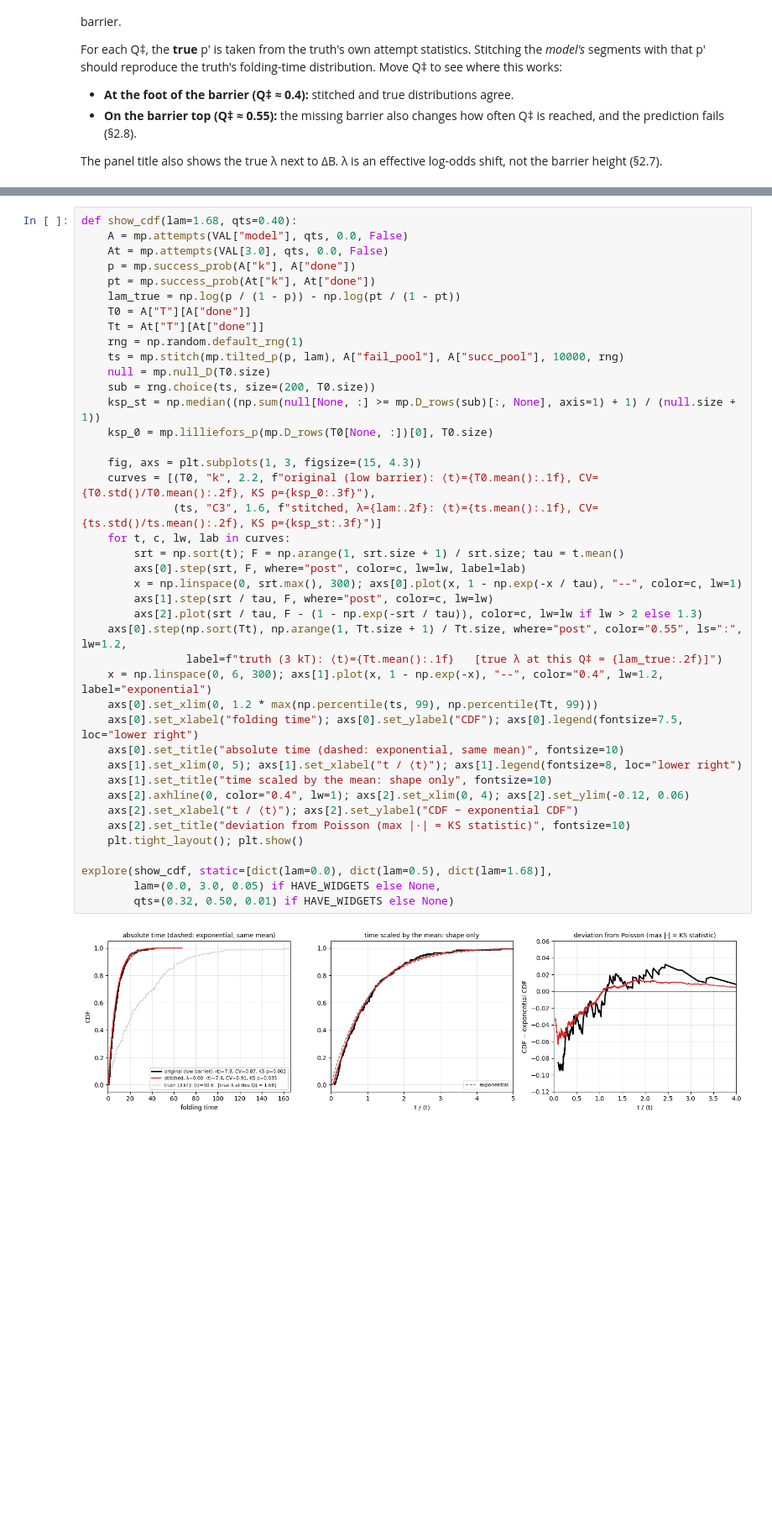
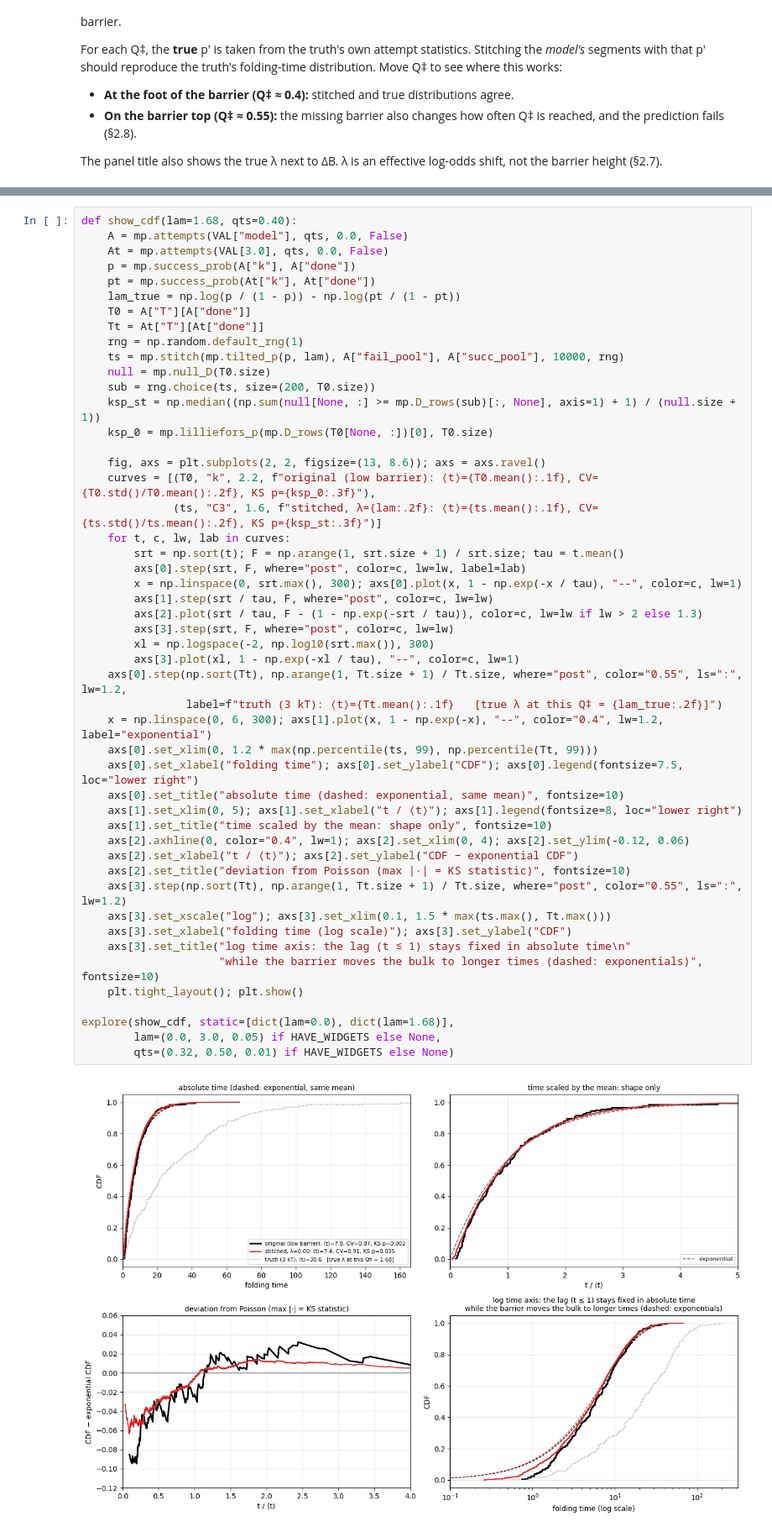
Before and after one commit to multi-ego/MaxCal, a Jupyter notebook: notebooks/demo.ipynb, the cells around one changed output, grey strips where cells are left out. Shown at 84% size. Saved outputs shown, nothing was run; the diff lists cells and outputs as text; blank space fills up the shorter version.

```diff
--- a/notebooks/demo.ipynb
+++ b/notebooks/demo.ipynb
@@ -358,33 +359,41 @@ def show_cdf(lam=1.68, qts=0.40):
     ts = mp.stitch(mp.tilted_p(p, lam), A["fail_pool"], A["succ_pool"], 10000, rng)
     null = mp.null_D(T0.size)
     sub = rng.choice(ts, size=(200, T0.size))
     ksp_st = np.median((np.sum(null[None, :] >= mp.D_rows(sub)[:, None], axis=1) + 1) / (null.size + 1))
     ksp_0 = mp.lilliefors_p(mp.D_rows(T0[None, :])[0], T0.size)
 
-    fig, axs = plt.subplots(1, 3, figsize=(15, 4.3))
+    fig, axs = plt.subplots(2, 2, figsize=(13, 8.6)); axs = axs.ravel()
     curves = [(T0, "k", 2.2, f"original (low barrier): ⟨t⟩={T0.mean():.1f}, CV={T0.std()/T0.mean():.2f}, KS p={ksp_0:.3f}"),
               (ts, "C3", 1.6, f"stitched, λ={lam:.2f}: ⟨t⟩={ts.mean():.1f}, CV={ts.std()/ts.mean():.2f}, KS p={ksp_st:.3f}")]
     for t, c, lw, lab in curves:
         srt = np.sort(t); F = np.arange(1, srt.size + 1) / srt.size; tau = t.mean()
         axs[0].step(srt, F, where="post", color=c, lw=lw, label=lab)
         x = np.linspace(0, srt.max(), 300); axs[0].plot(x, 1 - np.exp(-x / tau), "--", color=c, lw=1)
         axs[1].step(srt / tau, F, where="post", color=c, lw=lw)
         axs[2].plot(srt / tau, F - (1 - np.exp(-srt / tau)), color=c, lw=lw if lw > 2 else 1.3)
+        axs[3].step(srt, F, where="post", color=c, lw=lw)
+        xl = np.logspace(-2, np.log10(srt.max()), 300)
+        axs[3].plot(xl, 1 - np.exp(-xl / tau), "--", color=c, lw=1)
     axs[0].step(np.sort(Tt), np.arange(1, Tt.size + 1) / Tt.size, where="post", color="0.55", ls=":", lw=1.2,
                 label=f"truth (3 kT): ⟨t⟩={Tt.mean():.1f}   [true λ at this Q‡ = {lam_true:.2f}]")
     x = np.linspace(0, 6, 300); axs[1].plot(x, 1 - np.exp(-x), "--", color="0.4", lw=1.2, label="exponential")
     axs[0].set_xlim(0, 1.2 * max(np.percentile(ts, 99), np.percentile(Tt, 99)))
     axs[0].set_xlabel("folding time"); axs[0].set_ylabel("CDF"); axs[0].legend(fontsize=7.5, loc="lower right")
     axs[0].set_title("absolute time (dashed: exponential, same mean)", fontsize=10)
     axs[1].set_xlim(0, 5); axs[1].set_xlabel("t / ⟨t⟩"); axs[1].legend(fontsize=8, loc="lower right")
     axs[1].set_title("time scaled by the mean: shape only", fontsize=10)
     axs[2].axhline(0, color="0.4", lw=1); axs[2].set_xlim(0, 4); axs[2].set_ylim(-0.12, 0.06)
     axs[2].set_xlabel("t / ⟨t⟩"); axs[2].set_ylabel("CDF − exponential CDF")
     axs[2].set_title("deviation from Poisson (max |·| = KS statistic)", fontsize=10)
+    axs[3].step(np.sort(Tt), np.arange(1, Tt.size + 1) / Tt.size, where="post", color="0.55", ls=":", lw=1.2)
+    axs[3].set_xscale("log"); axs[3].set_xlim(0.1, 1.5 * max(ts.max(), Tt.max()))
+    axs[3].set_xlabel("folding time (log scale)"); axs[3].set_ylabel("CDF")
+    axs[3].set_title("log time axis: the lag (t ≲ 1) stays fixed in absolute time\n"
+                     "while the barrier moves the bulk to longer times (dashed: exponentials)", fontsize=10)
     plt.tight_layout(); plt.show()
 
-explore(show_cdf, static=[dict(lam=0.0), dict(lam=0.5), dict(lam=1.68)],
+explore(show_cdf, static=[dict(lam=0.0), dict(lam=1.68)],
         lam=(0.0, 3.0, 0.05) if HAVE_WIDGETS else None,
         qts=(0.32, 0.50, 0.01) if HAVE_WIDGETS else None)
 # %% [output]
-[figure, old version]
+[figure, new version]
```
Also changed, not shown: parts of 3 cells of this notebook.
